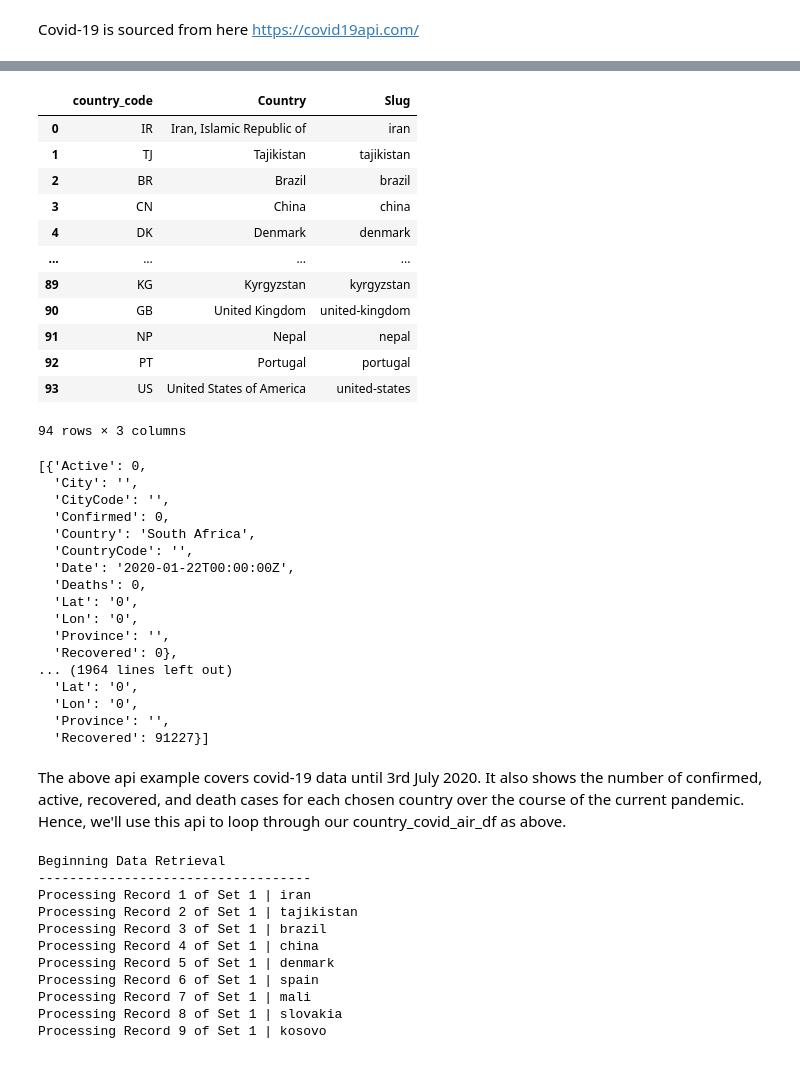
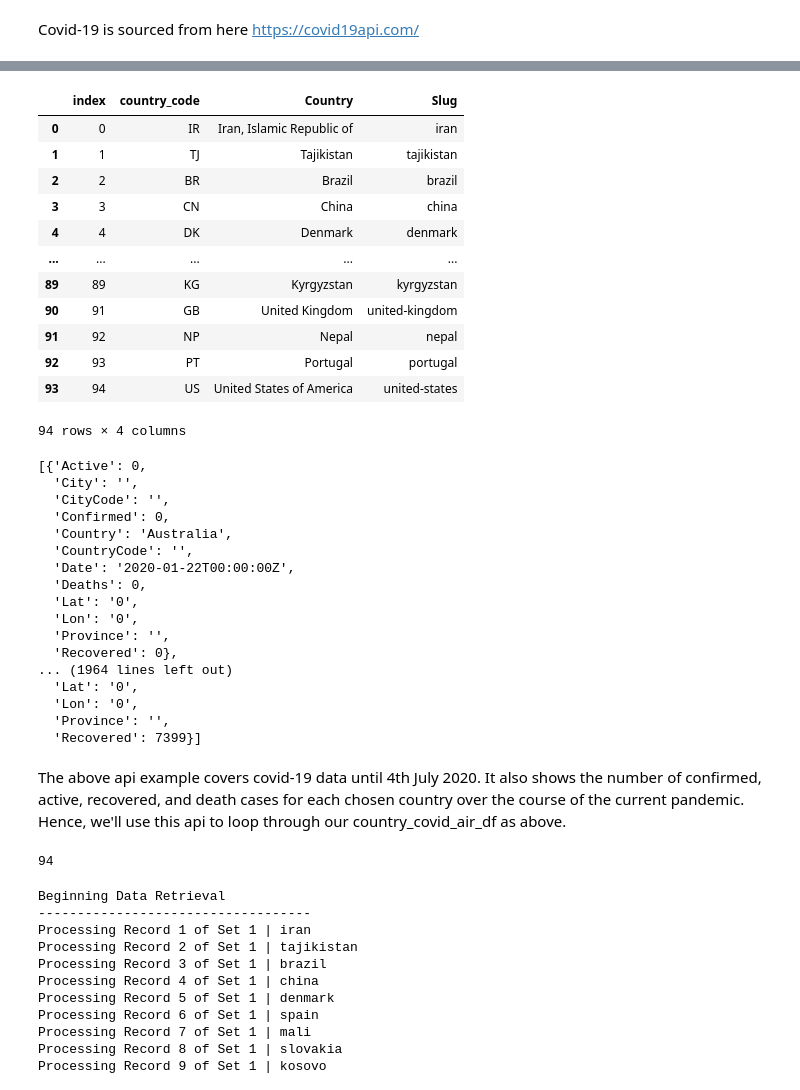
Before and after one commit to poojaisabelle/Project-One, a Jupyter notebook: data_exploration_cleanup_TRACEY.ipynb, the cells around one changed output, grey strips where cells are left out. Drawn from its saved outputs; the diff is of its cells as text; code cells hidden in the pictures.

Commit message:
Delete the air data of country not in covid data

```diff
--- a/data_exploration_cleanup_TRACEY.ipynb
+++ b/data_exploration_cleanup_TRACEY.ipynb
@@ -199,3 +201,7 @@ array(['IR', 'TJ', 'BR', 'CN', 'DK', 'ES', 'ML', 'SK', 'XK', 'CL', 'DE',
        'BH', 'LT', 'TH', 'BG', 'CH', 'HU', 'MY', 'NL', 'NZ', 'UG', 'VN',
        'ET', 'GE', 'GN', 'IQ', 'RS', 'TW', 'CI', 'CO', 'CY', 'DZ', 'HR',
        'IN', 'KG', 'CW', 'GB', 'NP', 'PT', 'US'], dtype=object)
+# %%
+# Display an overview of the Country column
+country_airdata_df = pd.DataFrame(clean_airdf["Country"].unique(), columns=["country_code"])
+country_airdata_df
@@ -202,7 +222,6 @@ array(['IR', 'TJ', 'BR', 'CN', 'DK', 'ES', 'ML', 'SK', 'XK', 'CL', 'DE',
 # %% [markdown]
 There are 95 countries in the dataframe, including Australia (AU)....
 # %%
-# Display an overview of the Country column
-country_airdata_df = pd.DataFrame(final_airdf["Country"].unique(), columns=["country_code"])
-country_airdata_df
+# Display an overview of the City column
+clean_airdf["City"].unique()
 # %% [output]
@@ -319,7 +319,8 @@ country_covid_df
 248 rows × 3 columns
 # %%
 # Merge countries available on the air quality data and the covid data
-country_covid_air_df = pd.merge(country_airdata_df, country_covid_df, how="inner", left_on="country_code", right_on="ISO2")
+country_covid_air_df = pd.merge(
+    country_airdata_df, country_covid_df, how="left", left_on="country_code", right_on="ISO2")
 country_covid_air_df
 # %% [output]
 |  | country_code | Country | Slug | ISO2 |
@@ -337,0 +339,4 @@ country_covid_air_df
+# %%
+# Find the country in the country_airdata_df but not country_covid_df
+country_to_remove = country_covid_air_df[country_covid_air_df["ISO2"].isna()]["country_code"].tolist()
+country_to_remove
@@ -338,24 +371,25 @@ country_covid_air_df
 # %%
 # Return a dataframe covering all countries in both the air quality data and covid-19 data.
-del country_covid_air_df["ISO2"]
+country_covid_air_df = country_covid_air_df[~country_covid_air_df["country_code"].isin(
+    country_to_remove)].reset_index()
 country_covid_air_df
 # %% [output]
-|  | country_code | Country | Slug |
-| 0 | IR | Iran, Islamic Republic of | iran |
-| 1 | TJ | Tajikistan | tajikistan |
-| 2 | BR | Brazil | brazil |
-| 3 | CN | China | china |
-| 4 | DK | Denmark | denmark |
-| ... | ... | ... | ... |
-| 89 | KG | Kyrgyzstan | kyrgyzstan |
-| 90 | GB | United Kingdom | united-kingdom |
-| 91 | NP | Nepal | nepal |
-| 92 | PT | Portugal | portugal |
-| 93 | US | United States of America | united-states |
+|  | index | country_code | Country | Slug |
+| 0 | 0 | IR | Iran, Islamic Republic of | iran |
+| 1 | 1 | TJ | Tajikistan | tajikistan |
+| 2 | 2 | BR | Brazil | brazil |
+| 3 | 3 | CN | China | china |
+| 4 | 4 | DK | Denmark | denmark |
+| ... | ... | ... | ... | ... |
+| 89 | 89 | KG | Kyrgyzstan | kyrgyzstan |
+| 90 | 91 | GB | United Kingdom | united-kingdom |
+| 91 | 92 | NP | Nepal | nepal |
+| 92 | 93 | PT | Portugal | portugal |
+| 93 | 94 | US | United States of America | united-states |
-94 rows × 3 columns
+94 rows × 4 columns
 # %%
 # Explore one covid API - By Country Total All Status
-covid_url_example = "https://api.covid19api.com/total/country/south-africa"
+covid_url_example = "https://api.covid19api.com/total/country/australia"
 covid_data_example = requests.get(covid_url_example).json()
 pprint(covid_data_example)
 # %% [output]
@@ -363,7 +397,7 @@ pprint(covid_data_example)
   'City': '',
   'CityCode': '',
   'Confirmed': 0,
-  'Country': 'South Africa',
+  'Country': 'Australia',
   'CountryCode': '',
   'Date': '2020-01-22T00:00:00Z',
   'Deaths': 0,
@@ -375,11 +409,14 @@ pprint(covid_data_example)
   'Lat': '0',
   'Lon': '0',
   'Province': '',
-  'Recovered': 91227}]
+  'Recovered': 7399}]
 # %% [markdown]
-The above api example covers covid-19 data until 3rd July 2020. It also shows the number of confirmed, active, recovered, and death cases for each chosen country over the course of the current pandemic. Hence, we'll use this api to loop through our country_covid_air_df as above.
+The above api example covers covid-19 data until 4th July 2020. It also shows the number of confirmed, active, recovered, and death cases for each chosen country over the course of the current pandemic. Hence, we'll use this api to loop through our country_covid_air_df as above.
 # %%
 slug_list = country_covid_air_df["Slug"].tolist()
+len(slug_list)
+# %% [output]
+94
 # %%
 base_covid_url = "https://api.covid19api.com/total/country/"
 
```
Also changed, not shown: parts of 26 cells of this notebook, 2 other files.
